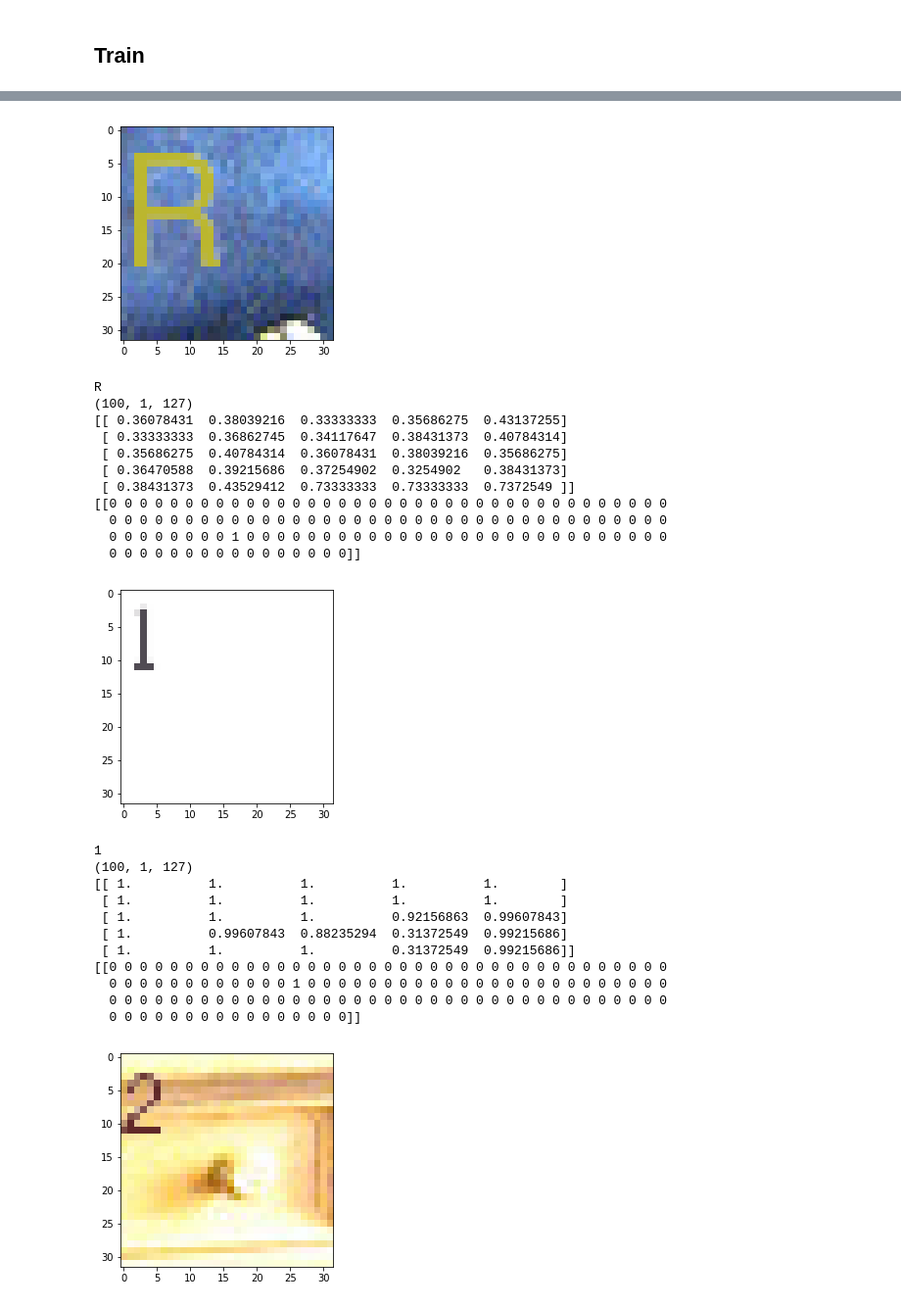
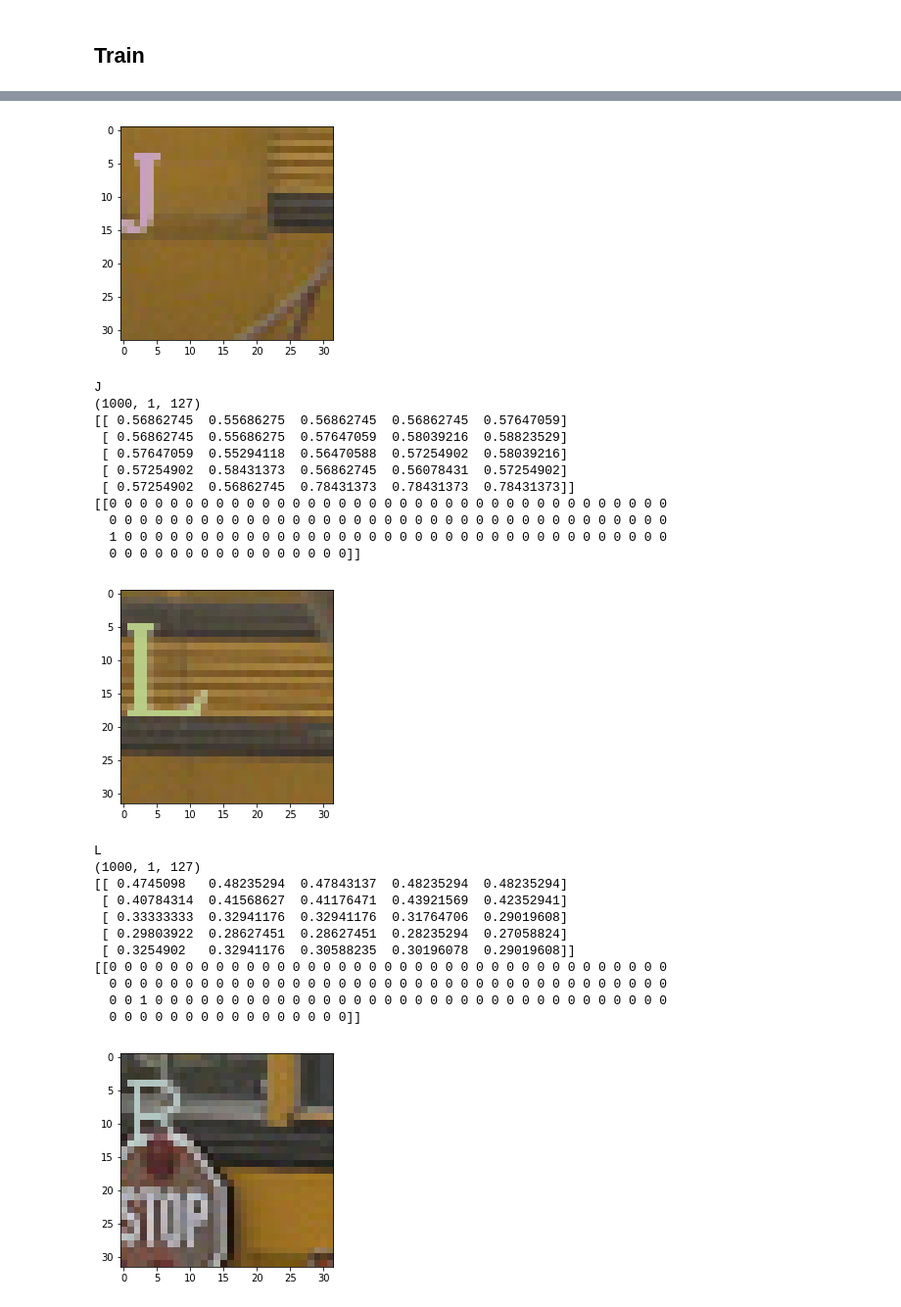
Before and after one commit to JosephCatrambone/ocr_experiment, a Jupyter notebook: Generated Character Recognition.ipynb, the cells around one changed output, grey strips where cells are left out. Shown at 98% size. Cells and saved outputs as stored; diff of their text form; code cells hidden in the pictures.

```diff
--- a/Generated Character Recognition.ipynb
+++ b/Generated Character Recognition.ipynb
@@ -400,10 +346,10 @@ def generator(base_image_selector, batch_size, enable_distortion):
             labels[i,:,:] = label[:,:]
         yield batch/255.0, labels
 # %%
-batch_size = 100
+batch_size = 1000
 gen = generator("./train2014/*.jpg", batch_size=batch_size, enable_distortion=False)
 x, y = next(gen)
-for i in range(0, x.shape[0]):
+for i in range(0, min(10, x.shape[0])):
     plt.imshow(Image.fromarray((x[i,:,:,:]*255).astype(numpy.uint8)))
     plt.show()
     print(chr(numpy.argmax(y[i][0])))
@@ -425,26 +371,26 @@ A
   0 0 0 0 0 0 0 0 0 0 0 0 0 0 0 0]]
-[figure, old version]
+[figure, new version]
-R
-(100, 1, 127)
-[[ 0.36078431  0.38039216  0.33333333  0.35686275  0.43137255]
- [ 0.33333333  0.36862745  0.34117647  0.38431373  0.40784314]
- [ 0.35686275  0.40784314  0.36078431  0.38039216  0.35686275]
- [ 0.36470588  0.39215686  0.37254902  0.3254902   0.38431373]
- [ 0.38431373  0.43529412  0.73333333  0.73333333  0.7372549 ]]
+J
+(1000, 1, 127)
+[[ 0.56862745  0.55686275  0.56862745  0.56862745  0.57647059]
+ [ 0.56862745  0.55686275  0.57647059  0.58039216  0.58823529]
+ [ 0.57647059  0.55294118  0.56470588  0.57254902  0.58039216]
+ [ 0.57254902  0.58431373  0.56862745  0.56078431  0.57254902]
+ [ 0.57254902  0.56862745  0.78431373  0.78431373  0.78431373]]
 [[0 0 0 0 0 0 0 0 0 0 0 0 0 0 0 0 0 0 0 0 0 0 0 0 0 0 0 0 0 0 0 0 0 0 0 0 0
   0 0 0 0 0 0 0 0 0 0 0 0 0 0 0 0 0 0 0 0 0 0 0 0 0 0 0 0 0 0 0 0 0 0 0 0 0
-  0 0 0 0 0 0 0 0 1 0 0 0 0 0 0 0 0 0 0 0 0 0 0 0 0 0 0 0 0 0 0 0 0 0 0 0 0
+  1 0 0 0 0 0 0 0 0 0 0 0 0 0 0 0 0 0 0 0 0 0 0 0 0 0 0 0 0 0 0 0 0 0 0 0 0
   0 0 0 0 0 0 0 0 0 0 0 0 0 0 0 0]]
-[figure, old version]
+[figure, new version]
-1
-(100, 1, 127)
-[[ 1.          1.          1.          1.          1.        ]
- [ 1.          1.          1.          1.          1.        ]
- [ 1.          1.          1.          0.92156863  0.99607843]
- [ 1.          0.99607843  0.88235294  0.31372549  0.99215686]
- [ 1.          1.          1.          0.31372549  0.99215686]]
+L
+(1000, 1, 127)
+[[ 0.4745098   0.48235294  0.47843137  0.48235294  0.48235294]
+ [ 0.40784314  0.41568627  0.41176471  0.43921569  0.42352941]
+ [ 0.33333333  0.32941176  0.32941176  0.31764706  0.29019608]
+ [ 0.29803922  0.28627451  0.28627451  0.28235294  0.27058824]
+ [ 0.3254902   0.32941176  0.30588235  0.30196078  0.29019608]]
 [[0 0 0 0 0 0 0 0 0 0 0 0 0 0 0 0 0 0 0 0 0 0 0 0 0 0 0 0 0 0 0 0 0 0 0 0 0
-  0 0 0 0 0 0 0 0 0 0 0 0 1 0 0 0 0 0 0 0 0 0 0 0 0 0 0 0 0 0 0 0 0 0 0 0 0
   0 0 0 0 0 0 0 0 0 0 0 0 0 0 0 0 0 0 0 0 0 0 0 0 0 0 0 0 0 0 0 0 0 0 0 0 0
+  0 0 1 0 0 0 0 0 0 0 0 0 0 0 0 0 0 0 0 0 0 0 0 0 0 0 0 0 0 0 0 0 0 0 0 0 0
   0 0 0 0 0 0 0 0 0 0 0 0 0 0 0 0]]
-[figure, old version]
+[figure, new version]
```
Also changed, not shown: parts of 9 cells of this notebook.
